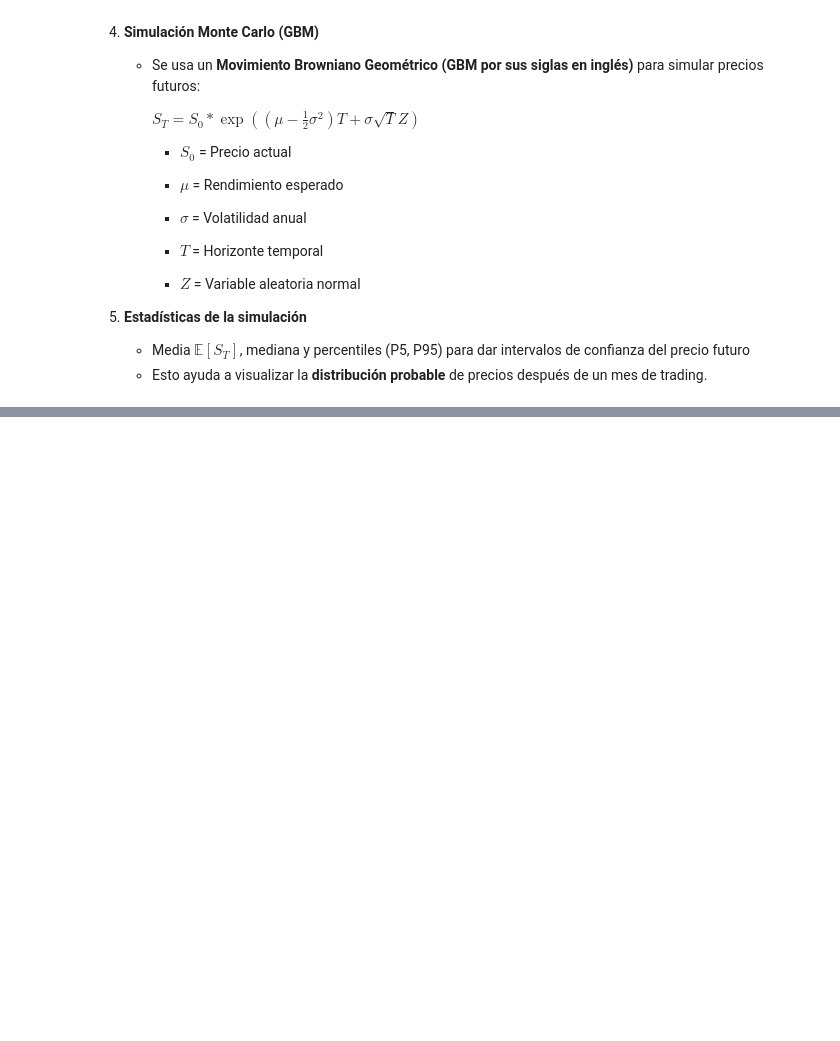
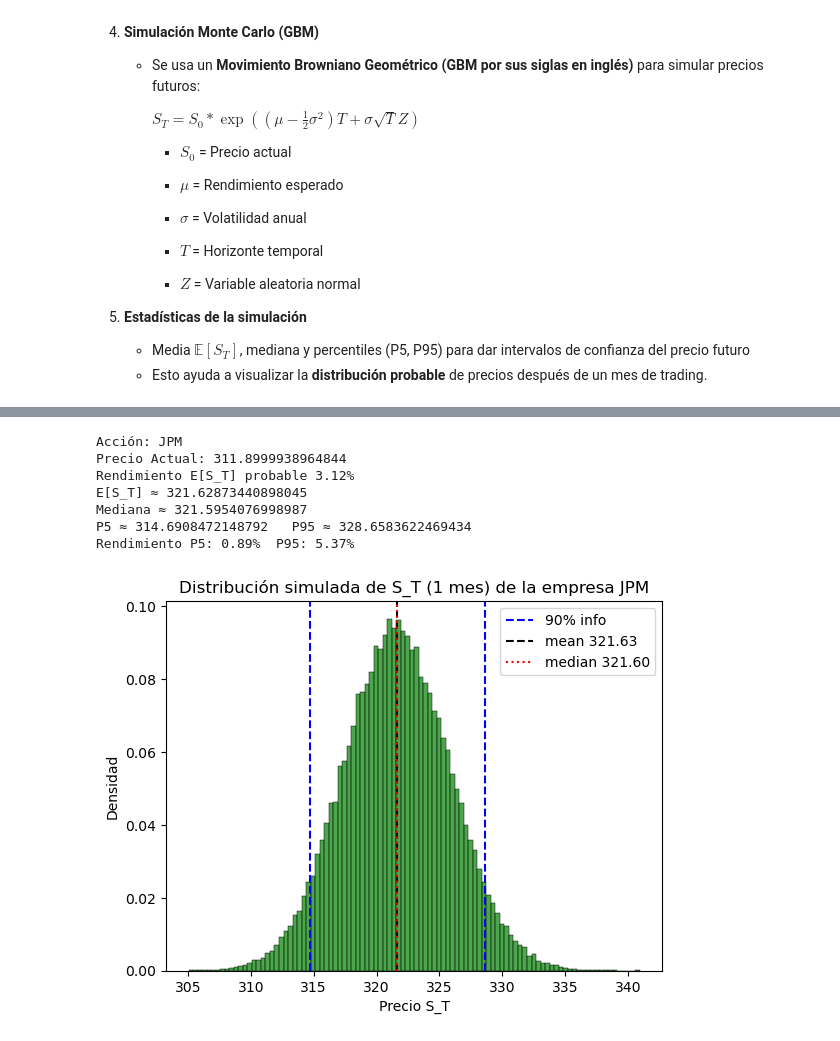
Before and after one commit to leon-mtz07/Proyecciones-de-empresas, a Jupyter notebook: Proyecciones.ipynb, the cells around one changed output, grey strips where cells are left out. Drawn from its saved outputs; the diff is of its cells as text; code cells hidden in the pictures; blank space fills up the shorter version.

```diff
--- a/Proyecciones.ipynb
+++ b/Proyecciones.ipynb
@@ -144,0 +122,11 @@ Rendimiento P5: -0.19%  P95: 4.12%
+# %%
+monte_carlo("JPM")
+# %% [output]
+Acción: JPM
+Precio Actual: 311.8999938964844
+Rendimiento E[S_T] probable 3.12%
+E[S_T] ≈ 321.62873440898045
+Mediana ≈ 321.5954076998987
+P5 ≈ 314.6908472148792   P95 ≈ 328.6583622469434
+Rendimiento P5: 0.89%  P95: 5.37%
+[figure, added]
```
Also changed, not shown: parts of 8 cells of this notebook, 1 other file.
